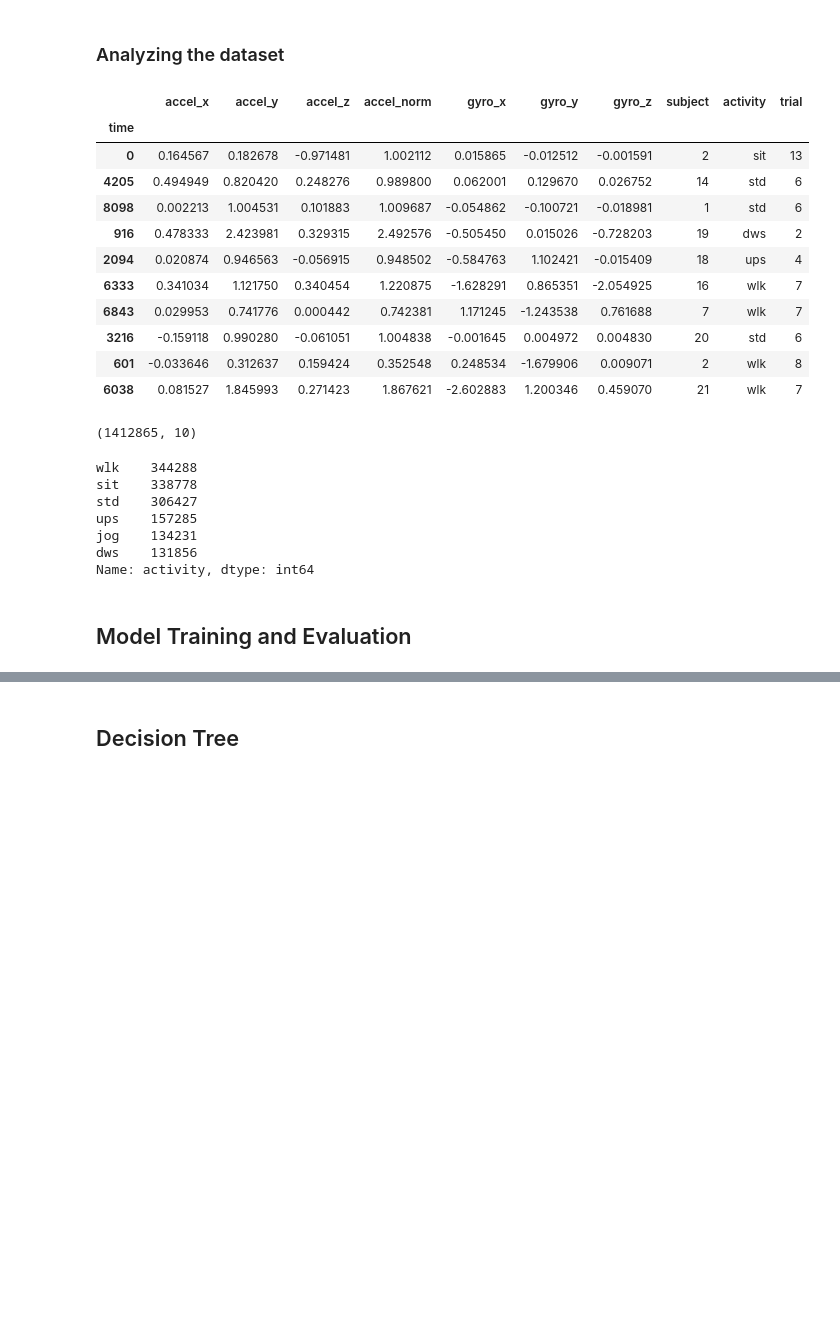
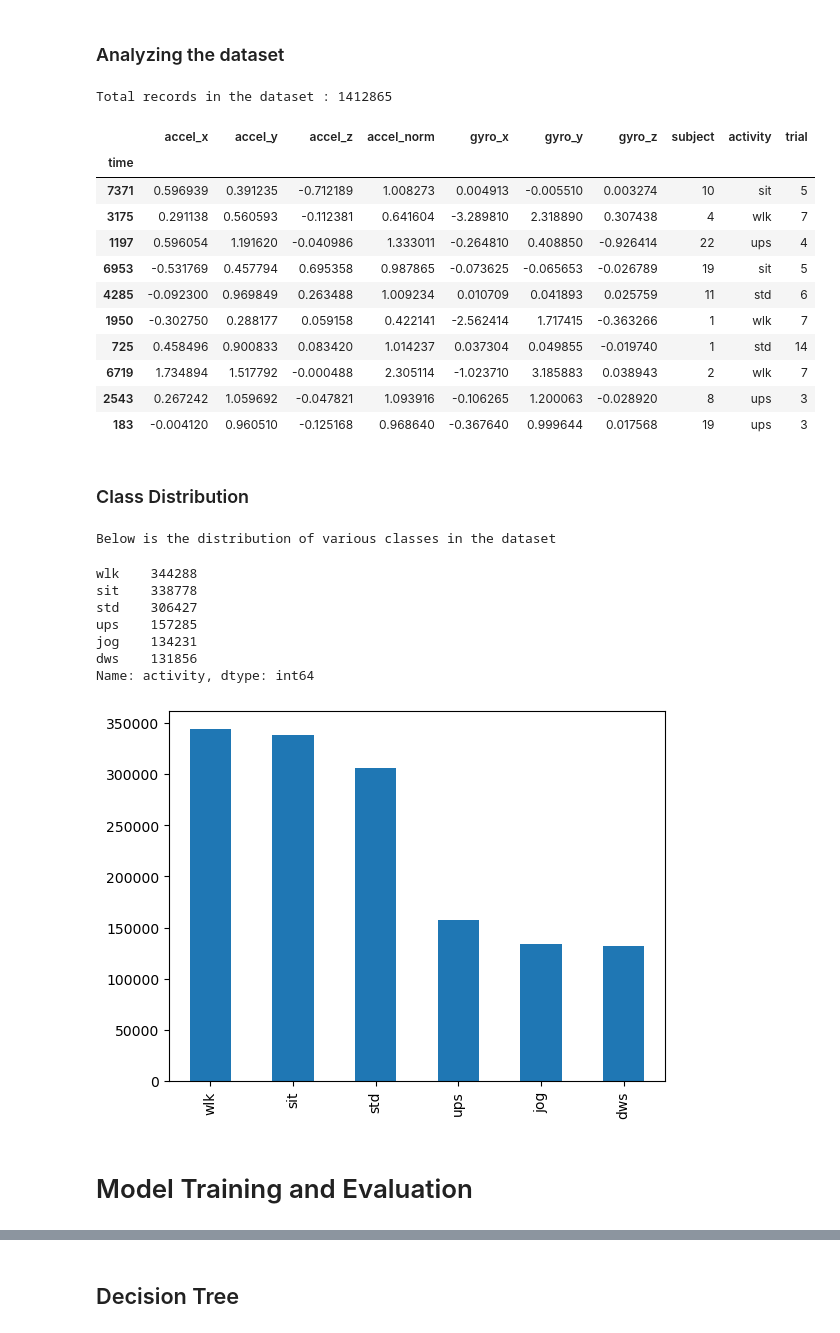
Before and after one commit to ss161185/SOEN6111_PROJECT, a Jupyter notebook: soen_project_team_28.ipynb, the cells around one changed output, grey strips where cells are left out. Drawn from its saved outputs; the diff is of its cells as text; code cells hidden in the pictures; blank space fills up the shorter version.

```diff
--- a/soen_project_team_28.ipynb
+++ b/soen_project_team_28.ipynb
@@ -102,34 +107,39 @@ df = df.rename(columns={'rotationRate.x': 'gyro_x', 'rotationRate.y': 'gyro_y',
 # %% [markdown]
 ### Analyzing the dataset
 # %%
+print(f"""Total records in the dataset : {df.shape[0]}""")
 df.sample(10)
 # %% [output]
+Total records in the dataset : 1412865
 |  | accel_x | accel_y | accel_z | accel_norm | gyro_x | gyro_y | gyro_z | subject | activity | trial |
 | time |  |  |  |  |  |  |  |  |  |  |
-| 0 | 0.164567 | 0.182678 | -0.971481 | 1.002112 | 0.015865 | -0.012512 | -0.001591 | 2 | sit | 13 |
-| 4205 | 0.494949 | 0.820420 | 0.248276 | 0.989800 | 0.062001 | 0.129670 | 0.026752 | 14 | std | 6 |
-| 8098 | 0.002213 | 1.004531 | 0.101883 | 1.009687 | -0.054862 | -0.100721 | -0.018981 | 1 | std | 6 |
-| 916 | 0.478333 | 2.423981 | 0.329315 | 2.492576 | -0.505450 | 0.015026 | -0.728203 | 19 | dws | 2 |
-| 2094 | 0.020874 | 0.946563 | -0.056915 | 0.948502 | -0.584763 | 1.102421 | -0.015409 | 18 | ups | 4 |
-| 6333 | 0.341034 | 1.121750 | 0.340454 | 1.220875 | -1.628291 | 0.865351 | -2.054925 | 16 | wlk | 7 |
-| 6843 | 0.029953 | 0.741776 | 0.000442 | 0.742381 | 1.171245 | -1.243538 | 0.761688 | 7 | wlk | 7 |
-| 3216 | -0.159118 | 0.990280 | -0.061051 | 1.004838 | -0.001645 | 0.004972 | 0.004830 | 20 | std | 6 |
-| 601 | -0.033646 | 0.312637 | 0.159424 | 0.352548 | 0.248534 | -1.679906 | 0.009071 | 2 | wlk | 8 |
-| 6038 | 0.081527 | 1.845993 | 0.271423 | 1.867621 | -2.602883 | 1.200346 | 0.459070 | 21 | wlk | 7 |
+| 7371 | 0.596939 | 0.391235 | -0.712189 | 1.008273 | 0.004913 | -0.005510 | 0.003274 | 10 | sit | 5 |
+| 3175 | 0.291138 | 0.560593 | -0.112381 | 0.641604 | -3.289810 | 2.318890 | 0.307438 | 4 | wlk | 7 |
+| 1197 | 0.596054 | 1.191620 | -0.040986 | 1.333011 | -0.264810 | 0.408850 | -0.926414 | 22 | ups | 4 |
+| 6953 | -0.531769 | 0.457794 | 0.695358 | 0.987865 | -0.073625 | -0.065653 | -0.026789 | 19 | sit | 5 |
+| 4285 | -0.092300 | 0.969849 | 0.263488 | 1.009234 | 0.010709 | 0.041893 | 0.025759 | 11 | std | 6 |
+| 1950 | -0.302750 | 0.288177 | 0.059158 | 0.422141 | -2.562414 | 1.717415 | -0.363266 | 1 | wlk | 7 |
+| 725 | 0.458496 | 0.900833 | 0.083420 | 1.014237 | 0.037304 | 0.049855 | -0.019740 | 1 | std | 14 |
+| 6719 | 1.734894 | 1.517792 | -0.000488 | 2.305114 | -1.023710 | 3.185883 | 0.038943 | 2 | wlk | 7 |
+| 2543 | 0.267242 | 1.059692 | -0.047821 | 1.093916 | -0.106265 | 1.200063 | -0.028920 | 8 | ups | 3 |
+| 183 | -0.004120 | 0.960510 | -0.125168 | 0.968640 | -0.367640 | 0.999644 | 0.017568 | 19 | ups | 3 |
-# %%
-df.shape
-# %% [output]
-(1412865, 10)
+# %% [markdown]
+### Class Distribution
 # %%
-df["activity"].value_counts()
+act = df["activity"].value_counts()
+print("""Below is the distribution of various classes in the dataset""")
+ax = act.plot(kind='bar')
+act
 # %% [output]
-wlk    344288
-sit    338778
-std    306427
-ups    157285
-jog    134231
-dws    131856
-Name: activity, dtype: int64
+Below is the distribution of various classes in the dataset
+wlk    344288
+sit    338778
+std    306427
+ups    157285
+jog    134231
+dws    131856
+Name: activity, dtype: int64
+[figure, added]
 # %% [markdown]
-## Model Training and Evaluation
+# Model Training and Evaluation
 # %% [markdown]
```
Also changed, not shown: parts of 33 cells of this notebook.
